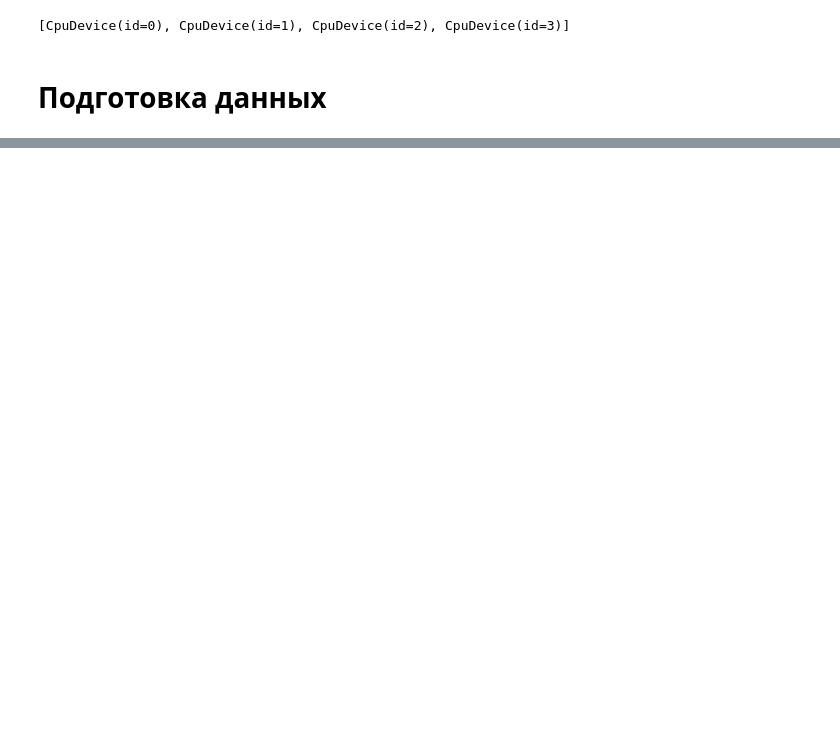
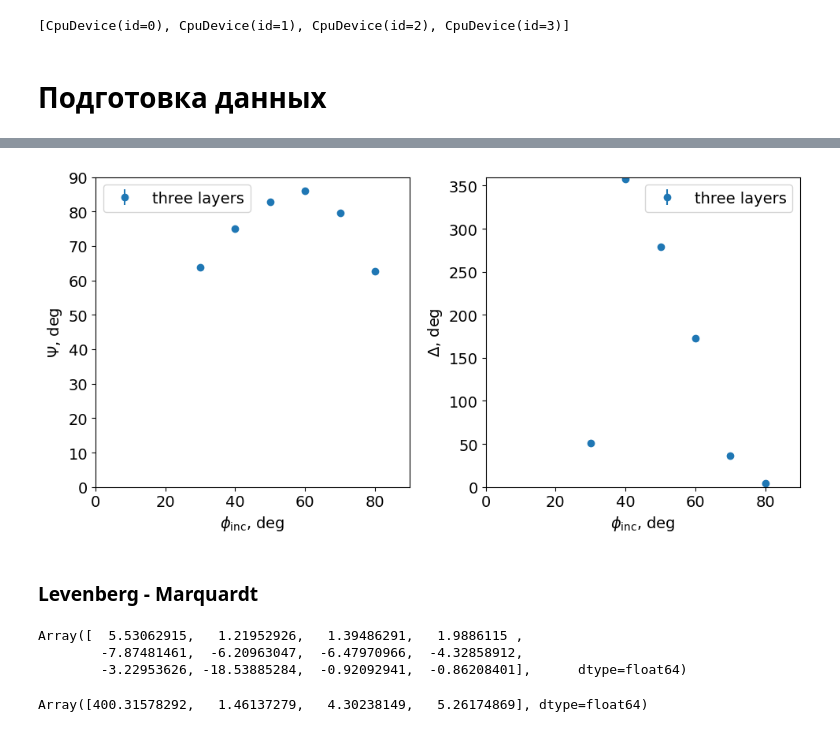
Before and after one commit to dmstreltsov/ellipsx, a Jupyter notebook: notebooks/Inverse problem.ipynb, the cells around one changed output, grey strips where cells are left out. Cells and saved outputs as stored; diff of their text form; code cells hidden in the pictures; blank space fills up the shorter version.

```diff
--- a/notebooks/Inverse problem.ipynb
+++ b/notebooks/Inverse problem.ipynb
@@ -147,0 +201,24 @@ Array([ 0.18871674,  0.52965647,  3.8290116 ,  4.234352  , -2.44526611],      dt
+# %%
+psi3 = psi_3l + psi_std * random.normal(key, shape=psi_3l.shape)
+psi3_std = jnp.ones_like(psi_3l) * psi_std
+# %%
+delta3 = delta_3l + delta_std * random.normal(key, shape=delta_3l.shape)
+delta3_std = jnp.ones_like(delta_3l) * delta_std
+# %%
+fig, (ax1, ax2) = plt.subplots(1, 2, figsize=(10, 5))
+ax1.errorbar(x=phi, y=psi3, yerr=psi3_std, label='three layers', fmt='o')
+ax2.errorbar(x=phi, y=delta3, yerr=delta3_std, label='three layers', fmt='o')
+ax1.set_xlim(0, 90)
+ax1.set_ylim(0, 90)
+ax1.set_xlabel(r'$\phi_\mathrm{{inc}}$, deg')
+ax1.set_ylabel(r'$\Psi$, deg')
+ax2.set_xlim(0, 90)
+ax2.set_ylim(0, 360)
+ax2.set_xlabel(r'$\phi_\mathrm{{inc}}$, deg')
+ax2.set_ylabel(r'$\Delta$, deg')
+ax1.legend(loc='best')
+ax2.legend(loc='best');
+# %% [output]
+[figure, added]
+# %% [markdown]
+### Levenberg - Marquardt
@@ -147,0 +261,6 @@ Array([ 0.18871674,  0.52965647,  3.8290116 ,  4.234352  , -2.44526611],      dt
+# %%
+residuals(params, args)
+# %% [output]
+Array([  5.53062915,   1.21952926,   1.39486291,   1.9886115 ,
+        -7.87481461,  -6.20963047,  -6.47970966,  -4.32858912,
+        -3.22953626, -18.53885284,  -0.92092941,  -0.86208401],      dtype=float64)
@@ -147,0 +271,4 @@ Array([ 0.18871674,  0.52965647,  3.8290116 ,  4.234352  , -2.44526611],      dt
+# %%
+sol.value
+# %% [output]
+Array([400.31578292,   1.46137279,   4.30238149,   5.26174869], dtype=float64)
```
Also changed, not shown: parts of 40 cells of this notebook, 1 other file.
